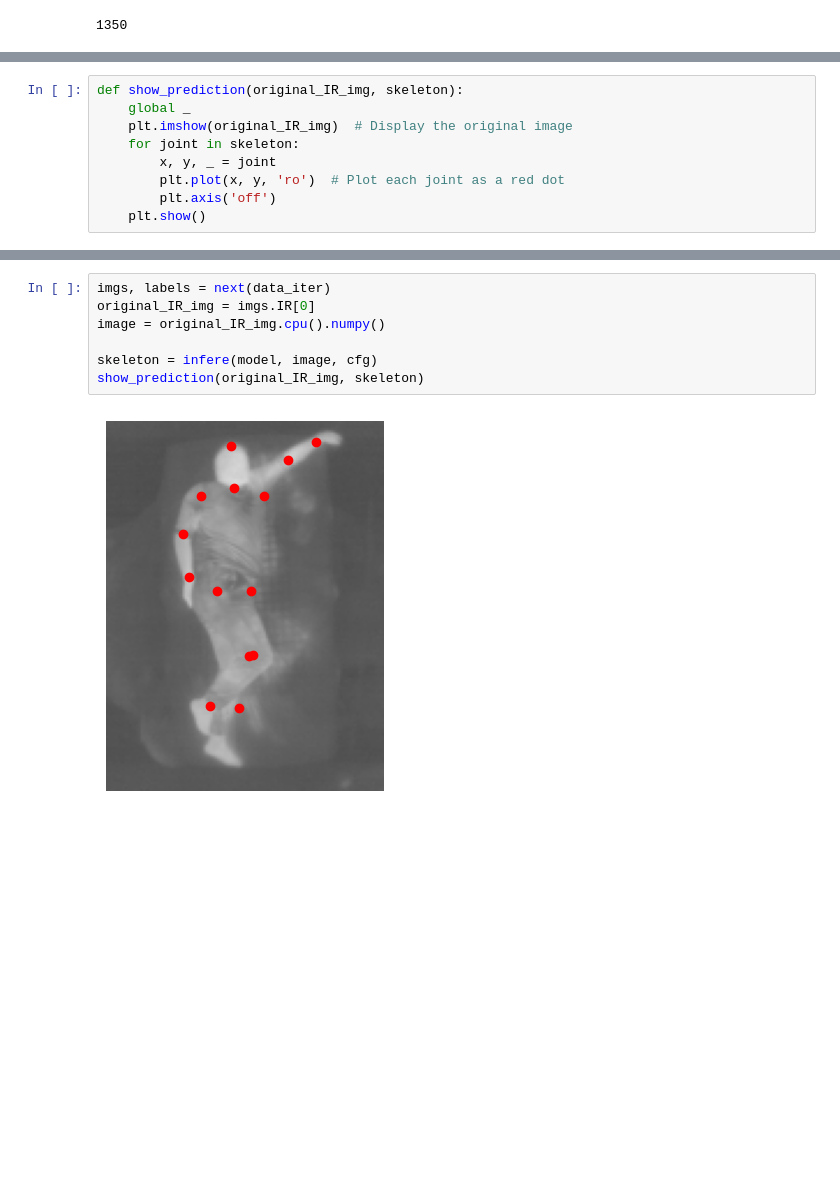
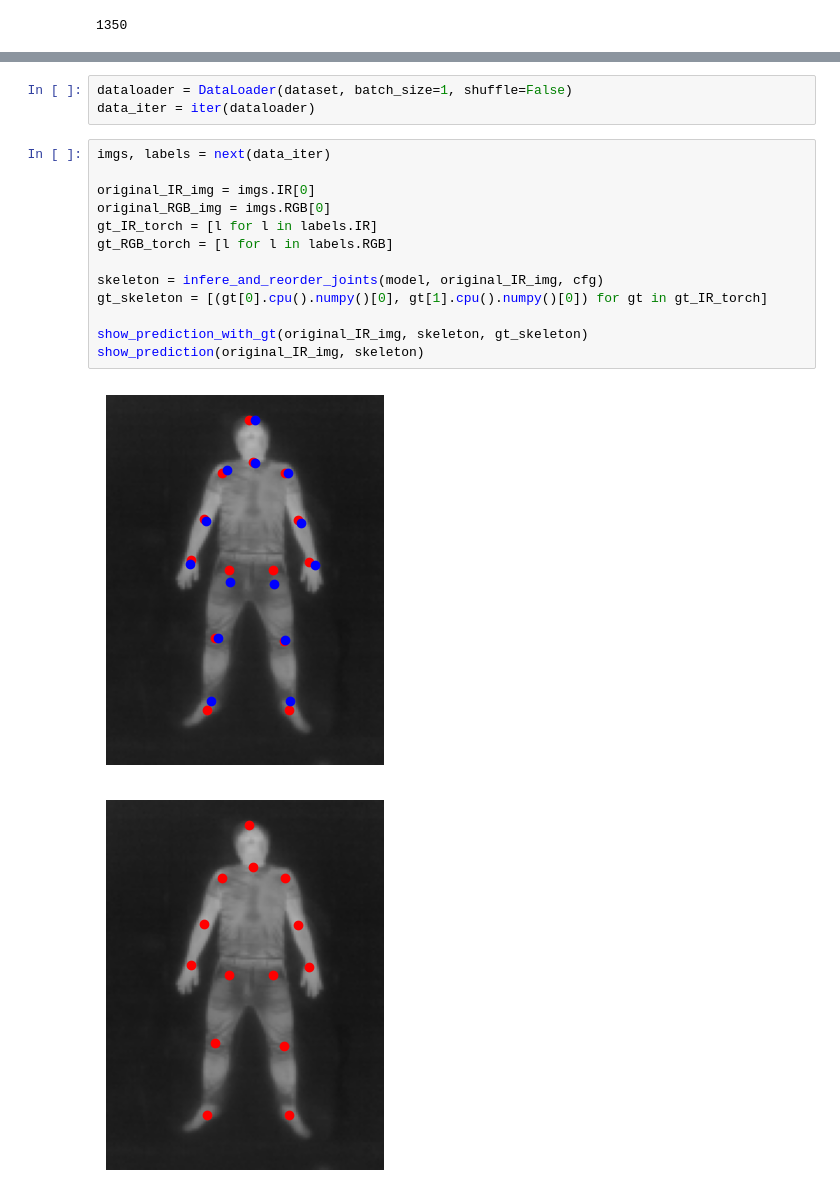
Before and after one commit to jwarczynski/In-Bed_Human_Pose_Estimation, a Jupyter notebook: src/inference.ipynb, the cells around one changed output, grey strips where cells are left out. Saved outputs shown, nothing was run; the diff lists cells and outputs as text; blank space fills up the shorter version.

Commit message:
add markdown cells and code for evaluation of model on IR and RGB train set

```diff
--- a/src/inference.ipynb
+++ b/src/inference.ipynb
@@ -159,9 +104,0 @@ def infere(model, image, cfg):
-# %%
-def show_prediction(original_IR_img, skeleton):
-    global _
-    plt.imshow(original_IR_img)  # Display the original image
-    for joint in skeleton:
-        x, y, _ = joint
-        plt.plot(x, y, 'ro')  # Plot each joint as a red dot
-        plt.axis('off')
-    plt.show()
@@ -171,9 +132,19 @@ data_iter = iter(dataloader)
+# %%
+dataloader = DataLoader(dataset, batch_size=1, shuffle=False)
+data_iter = iter(dataloader)
 # %%
 imgs, labels = next(data_iter)
+
 original_IR_img = imgs.IR[0]
-image = original_IR_img.cpu().numpy()
+original_RGB_img = imgs.RGB[0]
+gt_IR_torch = [l for l in labels.IR]
+gt_RGB_torch = [l for l in labels.RGB]
 
-skeleton = infere(model, image, cfg)
+skeleton = infere_and_reorder_joints(model, original_IR_img, cfg)
+gt_skeleton = [(gt[0].cpu().numpy()[0], gt[1].cpu().numpy()[0]) for gt in gt_IR_torch]
+
+show_prediction_with_gt(original_IR_img, skeleton, gt_skeleton)
 show_prediction(original_IR_img, skeleton)
 # %% [output]
-[figure, old version]
+[figure, new version]
+[figure, added]
```
Also changed, not shown: parts of 9 cells of this notebook.
